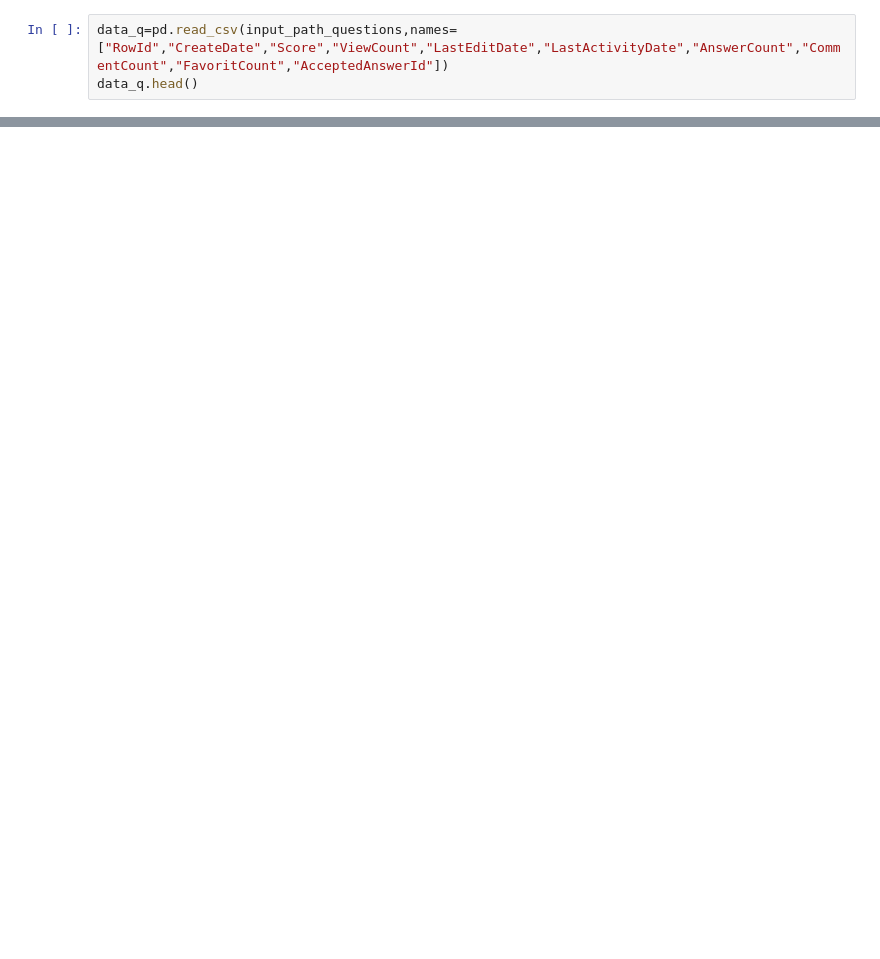
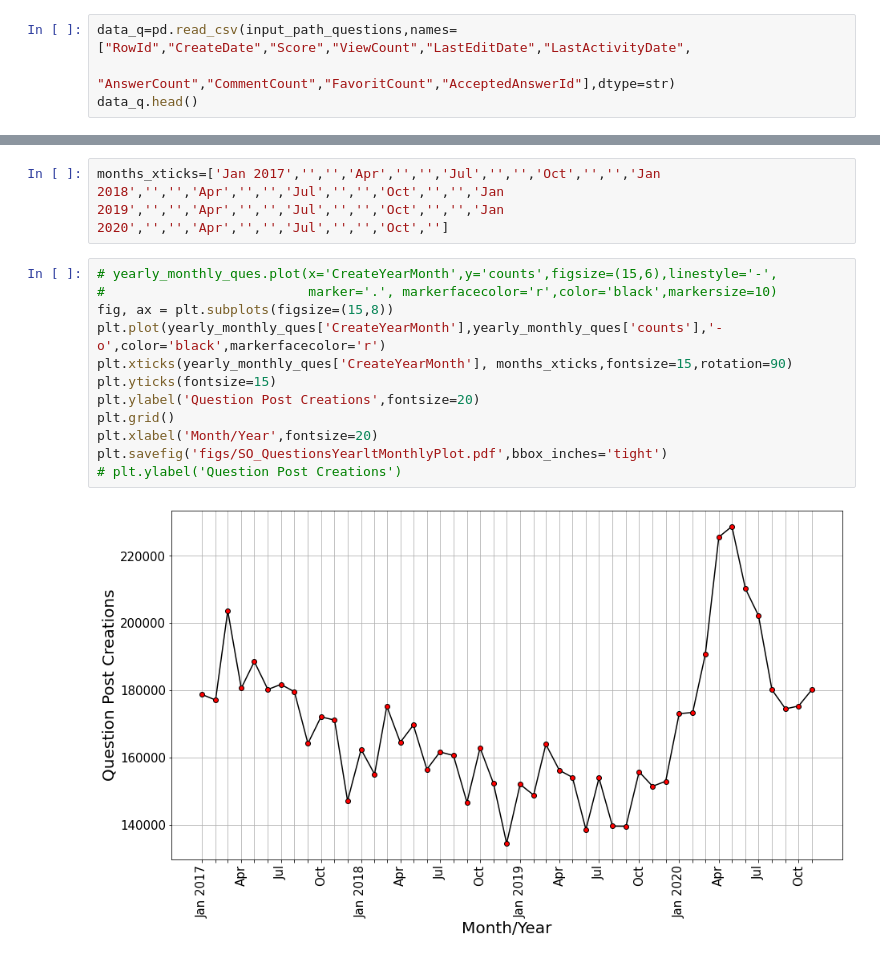
Before and after one commit to farimaf/StackOverFlowAnalysis_Pandemic, a Jupyter notebook: PostAnalysis.ipynb, the cells around one changed output, grey strips where cells are left out. Cells and saved outputs as stored; diff of their text form; blank space fills up the shorter version.

```diff
--- a/PostAnalysis.ipynb
+++ b/PostAnalysis.ipynb
@@ -7,5 +33,6 @@ input_path_answers="C:\\Users\\Farima\\OneDrive\\Data\\PhD\\StackOverFlow-data\\
 # %%
-data_q=pd.read_csv(input_path_questions,names=["RowId","CreateDate","Score","ViewCount","LastEditDate","LastActivityDate","AnswerCount","CommentCount","FavoritCount","AcceptedAnswerId"])
+data_q=pd.read_csv(input_path_questions,names=["RowId","CreateDate","Score","ViewCount","LastEditDate","LastActivityDate",
+                                               "AnswerCount","CommentCount","FavoritCount","AcceptedAnswerId"],dtype=str)
 data_q.head()
 # %% [output]
 |  | RowId | CreateDate | Score | ViewCount | LastEditDate | LastActivityDate | AnswerCount | CommentCount | ... |
@@ -83,0 +96,16 @@ yearly_monthly_ans=getYearlyMonthlyCreation(data_a)
+# %%
+months_xticks=['Jan 2017','','','Apr','','','Jul','','','Oct','','','Jan 2018','','','Apr','','','Jul','','','Oct','','','Jan 2019','','','Apr','','','Jul','','','Oct','','','Jan 2020','','','Apr','','','Jul','','','Oct','']
+# %%
+# yearly_monthly_ques.plot(x='CreateYearMonth',y='counts',figsize=(15,6),linestyle='-',
+#                          marker='.', markerfacecolor='r',color='black',markersize=10)
+fig, ax = plt.subplots(figsize=(15,8))
+plt.plot(yearly_monthly_ques['CreateYearMonth'],yearly_monthly_ques['counts'],'-o',color='black',markerfacecolor='r')
+plt.xticks(yearly_monthly_ques['CreateYearMonth'], months_xticks,fontsize=15,rotation=90)
+plt.yticks(fontsize=15)
+plt.ylabel('Question Post Creations',fontsize=20)
+plt.grid()
+plt.xlabel('Month/Year',fontsize=20)
+plt.savefig('figs/SO_QuestionsYearltMonthlyPlot.pdf',bbox_inches='tight')
+# plt.ylabel('Question Post Creations')
+# %% [output]
+[figure, added]
```
Also changed, not shown: parts of 92 cells of this notebook, 4 other files.
